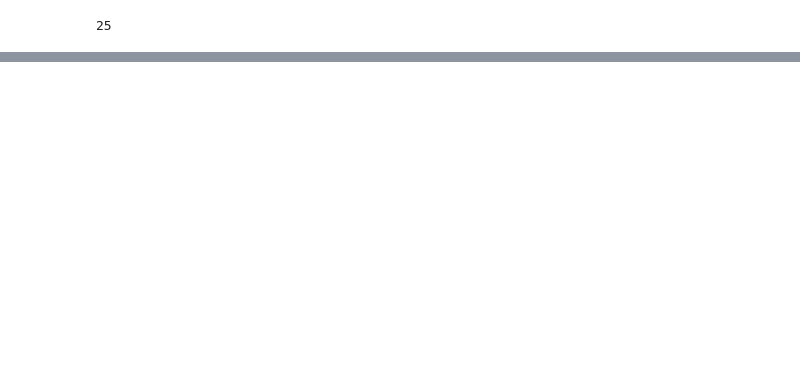
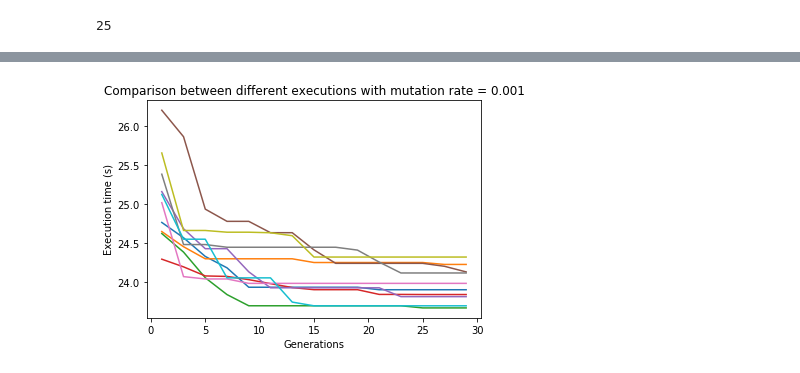
Before and after one commit to lefreire/tcc, a Jupyter notebook: report/graficos.ipynb, the cells around one changed output, grey strips where cells are left out. Drawn from its saved outputs; the diff is of its cells as text; code cells hidden in the pictures; blank space fills up the shorter version.

```diff
--- a/report/graficos.ipynb
+++ b/report/graficos.ipynb
@@ -175,0 +383,45 @@ bin_4_pop_menor = [24.2766, 24.2321, 24.0855, 23.9845, 23.9763, 23.9763, 23.9763
+# %%
+x = [i for i in range(1, 30, 2)]
+# %%
+mut_menor_1 = [24.7613, 24.5649, 24.3256, 24.1795, 23.9308, 23.9308, 23.9308,
+23.9308, 23.9308, 23.9308, 23.8988, 23.8988, 23.8988, 23.8988, 23.8988]
+mut_menor_2 = [24.6442, 24.4501, 24.2954, 24.2954, 24.2954, 24.2954, 24.2954,
+24.2477, 24.2477, 24.2477, 24.2477, 24.2477, 24.2477, 24.2231, 24.2231]
+mut_menor_3 = [24.6192, 24.3813, 24.0523, 23.8366, 23.6933, 23.6933, 23.6933,
+23.6933, 23.6933, 23.6933, 23.6933, 23.6933, 23.6658, 23.6658, 23.6658]
+mut_menor_4 = [24.2904, 24.192, 24.0756, 24.0696, 24.0282, 23.977, 23.9267,
+23.8994, 23.8994, 23.8994, 23.8388, 23.8388, 23.8374, 23.8374, 23.8374]
+mut_menor_5 = [25.1562, 24.6807, 24.4248, 24.4248, 24.1284, 23.9236, 23.9236,
+23.9236, 23.9236, 23.9236, 23.9236, 23.8102, 23.8102, 23.8102, 23.8102]
+mut_menor_6 = [26.1993, 25.86, 24.9319, 24.7753, 24.7753, 24.6299, 24.6299,
+24.4095, 24.2371, 24.2371, 24.2371, 24.2371, 24.2371, 24.1995, 24.1272]
+mut_menor_7 = [25.0145, 24.067, 24.0369, 24.0369, 23.9805, 23.9805, 23.9805,
+23.9805, 23.9805, 23.9805, 23.9805, 23.9805, 23.9805, 23.9805, 23.9805]
+mut_menor_8 = [25.3796, 24.4779, 24.4779, 24.4434, 24.4434, 24.4434, 24.4434,
+24.4434, 24.4434, 24.4069, 24.2531, 24.1136, 24.1136, 24.1136, 24.1136]
+mut_menor_9 = [25.6515, 24.6583, 24.6583, 24.6362, 24.6362, 24.6291, 24.5911,
+24.3178, 24.3178, 24.3178, 24.3178, 24.3178, 24.3178, 24.3178, 24.3178]
+mut_menor_10 = [25.1202, 24.5464, 24.5464, 24.051, 24.051, 24.051, 23.7405,
+23.6928, 23.6928, 23.6928, 23.6928, 23.6928, 23.6928, 23.6928, 23.6928]
+# %%
+plt.clf()
+plt.plot(x, mut_menor_1)
+plt.plot(x, mut_menor_2)
+plt.plot(x, mut_menor_3)
+plt.plot(x, mut_menor_4)
+plt.plot(x, mut_menor_5)
+plt.plot(x, mut_menor_6)
+plt.plot(x, mut_menor_7)
+plt.plot(x, mut_menor_8)
+plt.plot(x, mut_menor_9)
+plt.plot(x, mut_menor_10)
+plt.legend(bbox_to_anchor=(1.0, 0.5),
+           ncol=1)
+plt.xlabel("Generations")
+plt.ylabel("Execution time (s)")
+plt.title("Comparison between different executions with mutation rate = 0.001")
+plt.show()
+# plt.savefig("mut-menor-30.eps", bbox_inches = "tight")
+plt.clf()
+# %% [output]
+[figure, added]
```
Also changed, not shown: parts of 38 cells of this notebook.
